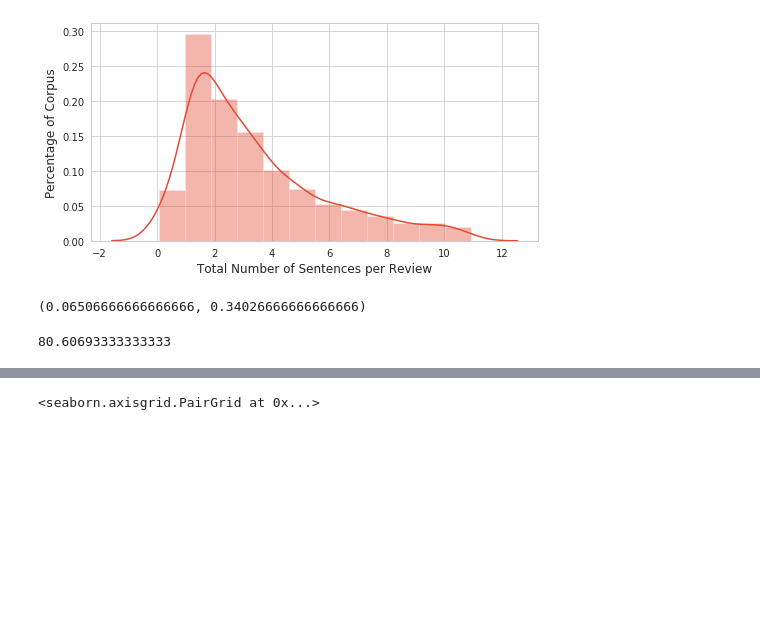
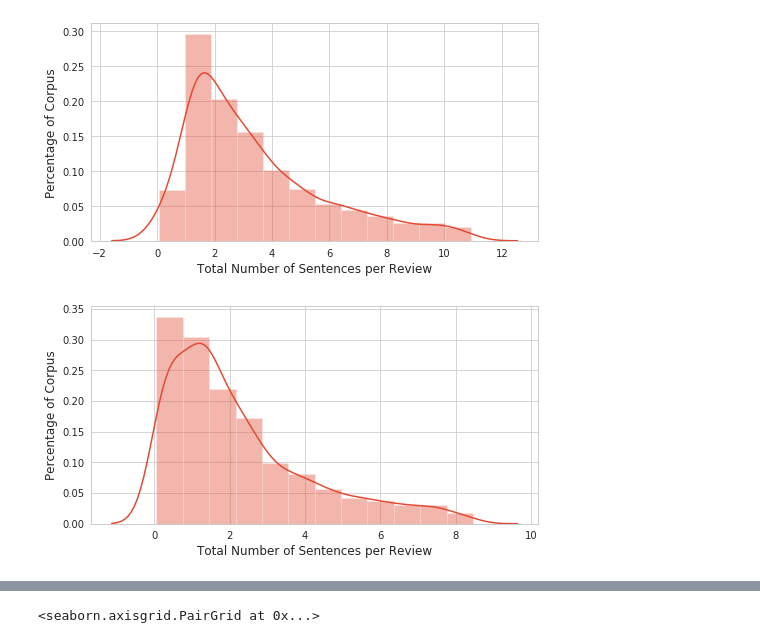
Before and after one commit to GrilledJeez/amazon_product_feature_analysis, a Jupyter notebook: EDA_&_Data_wrangling.ipynb, the cells around one changed output, grey strips where cells are left out. Drawn from its saved outputs; the diff is of its cells as text; code cells hidden in the pictures; blank space fills up the shorter version.

```diff
--- a/EDA_&_Data_wrangling.ipynb
+++ b/EDA_&_Data_wrangling.ipynb
@@ -22 +20,5 @@ df = pd.read_csv('data/microwave1_df')
+# %%
+df1 = pd.read_csv('data/microwave1_df')
+df2 = pd.read_csv('data/microwave2_df')
+df3 = pd.read_csv('data/microwave3_df')
 # %%
@@ -124,0 +132,2 @@ Name: review_body, Length: 1737, dtype: int64
+# %%
+df2.review_date = pd.to_datetime(df2.review_date)
@@ -125 +136,8 @@ Name: review_body, Length: 1737, dtype: int64
+# %%
+review_text1 = df1.review_body
+review_words1 = review_text1.str.split().str.len()
+review_text2 = df2.review_body
+review_words2 = review_text2.str.split().str.len()
+review_text3 = df3.review_body
+review_words3 = review_text3.str.split().str.len()
 # %%
@@ -129,11 +148,11 @@ ax.set(xlabel= "Total Number of Sentences per Review", ylabel="Percentage of Cor
 plt.show()
 # %% [output]
 [figure]
-# %%
-sum(review_words <= 17.5)/1875, sum(review_words <= 35)/1875
-# %% [output]
-(0.06506666666666666, 0.34026666666666666)
-# %%
-review_words.mean()
-# %% [output]
-80.60693333333333
+# %%
+word_std2=np.std(review_words2)
+fig, ax = plt.subplots(figsize=(8,4))
+sns.distplot(review_words2[(review_words2<(2*word_std2))]/17.5, bins=12)
+ax.set(xlabel= "Total Number of Sentences per Review", ylabel="Percentage of Corpus")
+plt.show()
+# %% [output]
+[figure, added]
```
Also changed, not shown: parts of 38 cells of this notebook, 3 other files.
